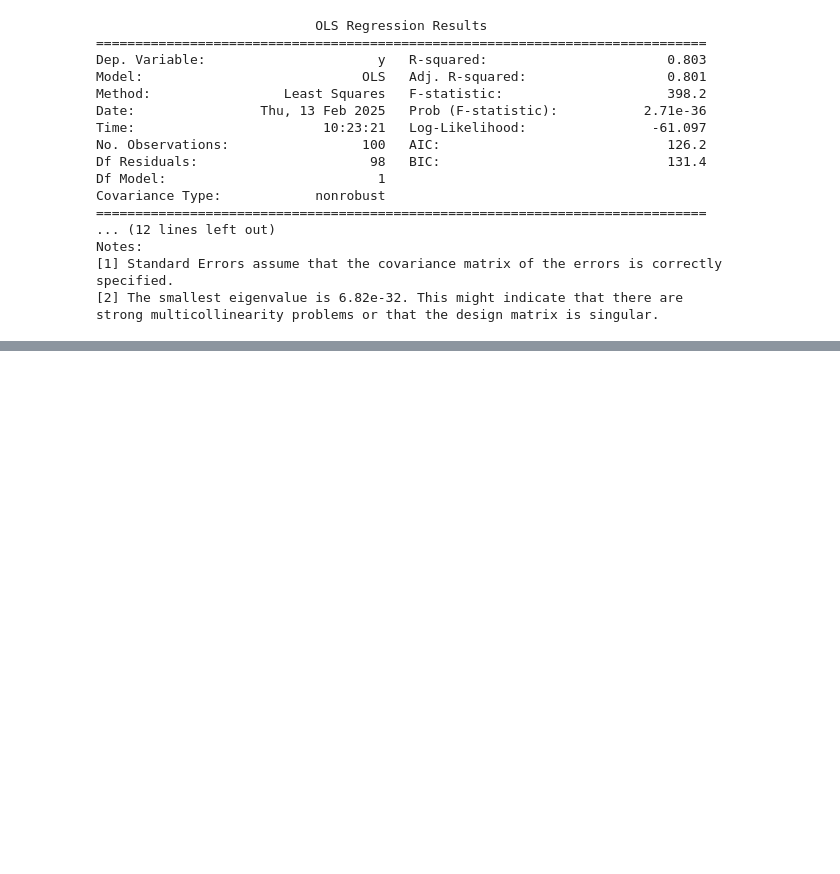
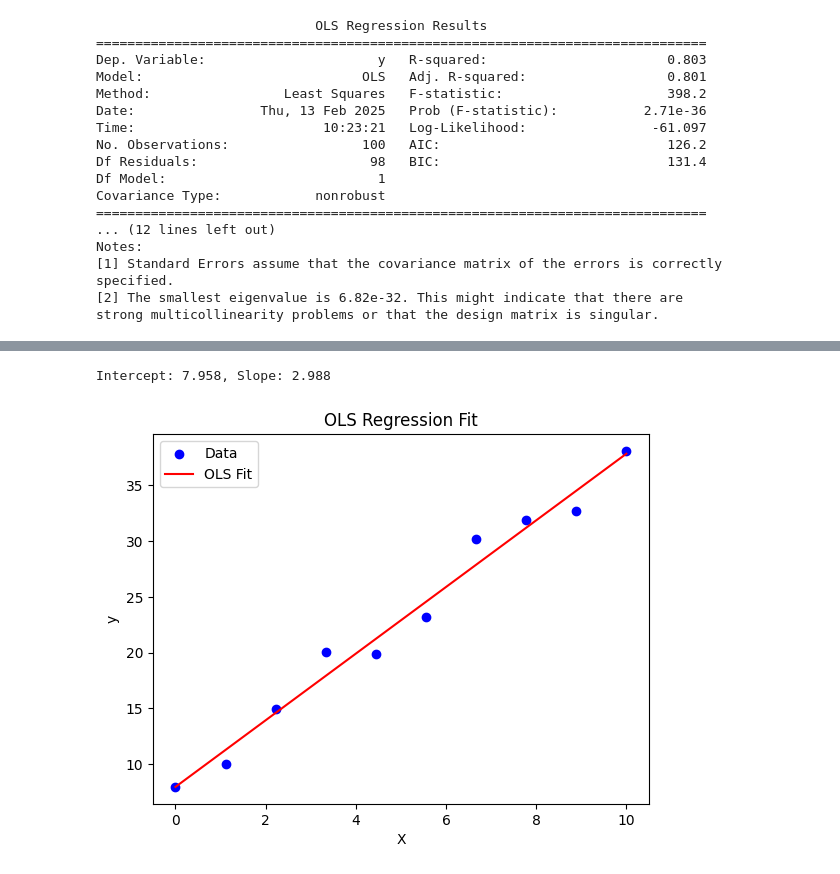
Before and after one commit to nd-cse-30124-sp25/nd-cse-30124-sp25.github.io, a Jupyter notebook: static/examples/linear_regression_ols.ipynb, the cells around one changed output, grey strips where cells are left out. Drawn from its saved outputs; the diff is of its cells as text; code cells hidden in the pictures; blank space fills up the shorter version.

```diff
--- a/static/examples/linear_regression_ols.ipynb
+++ b/static/examples/linear_regression_ols.ipynb
@@ -105,0 +107,30 @@ NameError: name 'LinearRegression' is not defined
+# %%
+import numpy as np
+import matplotlib.pyplot as plt
+
+# Generate some test data
+np.random.seed(42)
+X = np.linspace(0, 10, 10)  # 10 points from 0 to 10
+y = 3 * X + 7 + np.random.randn(10) * 2  # True model: y = 3X + 7 with some noise
+
+# Add a column of ones to X to account for the intercept (β0)
+X_design = np.column_stack((np.ones_like(X), X))
+
+# Compute OLS estimates using the formula β = (X^T X)^(-1) X^T y
+beta_hat = np.linalg.inv(X_design.T @ X_design) @ X_design.T @ y
+
+# Extracting the intercept and slope
+intercept, slope = beta_hat
+print(f"Intercept: {intercept:.3f}, Slope: {slope:.3f}")
+
+# Plot the results
+plt.scatter(X, y, label="Data", color="blue")
+plt.plot(X, intercept + slope * X, color="red", label="OLS Fit")
+plt.xlabel("X")
+plt.ylabel("y")
+plt.legend()
+plt.title("OLS Regression Fit")
+plt.show()
+# %% [output]
+Intercept: 7.958, Slope: 2.988
+[figure, added]
```
Also changed, not shown: parts of 1 cell of this notebook, 1 other file.
